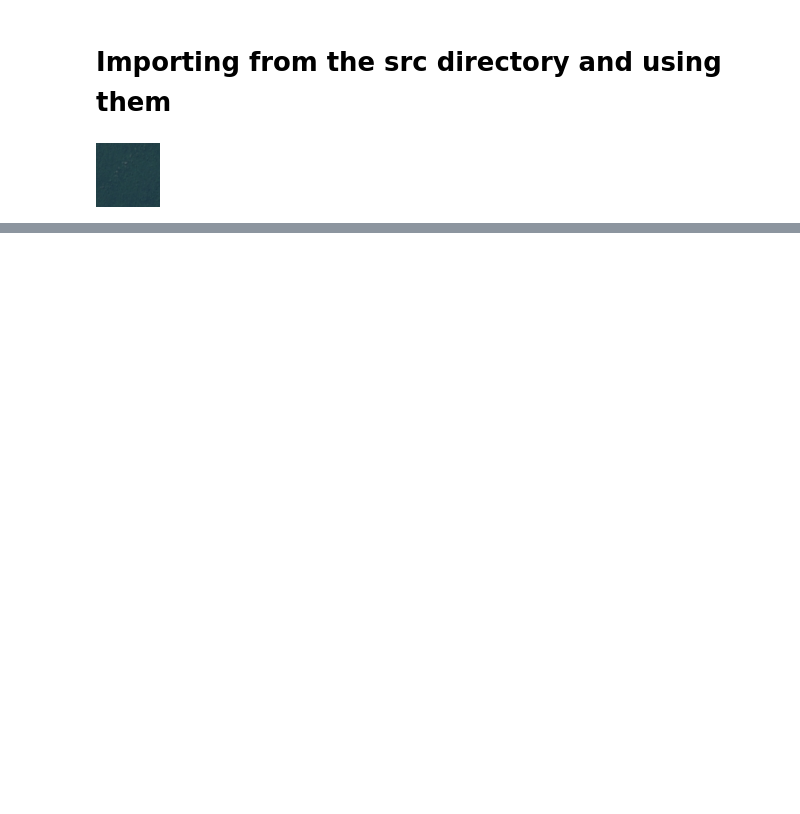
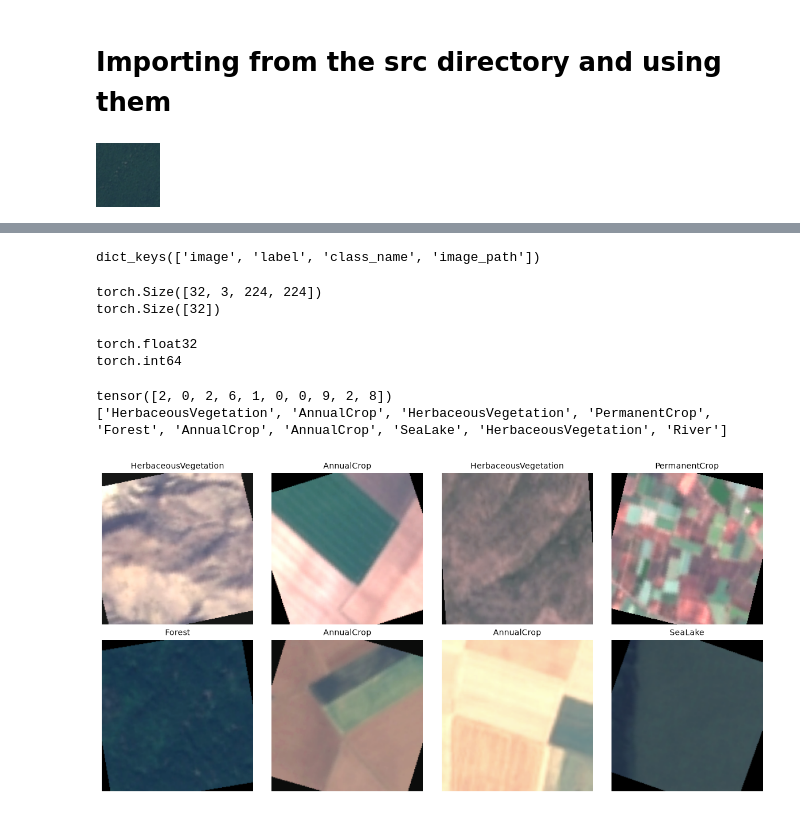
Before and after one commit to Nishchalam/Deforestation-detection, a Jupyter notebook: notebooks/02_Preprocessing.ipynb, the cells around one changed output, grey strips where cells are left out. Saved outputs shown, nothing was run; the diff lists cells and outputs as text; code cells hidden in the pictures; blank space fills up the shorter version.

```diff
--- a/notebooks/02_Preprocessing.ipynb
+++ b/notebooks/02_Preprocessing.ipynb
@@ -409,0 +410,44 @@ NameError: name 'train_loader' is not defined
+# %%
+print(batch.keys())
+# %% [output]
+dict_keys(['image', 'label', 'class_name', 'image_path'])
+# %%
+print(batch["image"].shape)
+print(batch["label"].shape)
+# %% [output]
+torch.Size([32, 3, 224, 224])
+torch.Size([32])
+# %%
+print(batch["image"].dtype)
+print(batch["label"].dtype)
+# %% [output]
+torch.float32
+torch.int64
+# %%
+print(batch["label"][:10])
+print(batch["class_name"][:10])
+# %% [output]
+tensor([2, 0, 2, 6, 1, 0, 0, 9, 2, 8])
+['HerbaceousVegetation', 'AnnualCrop', 'HerbaceousVegetation', 'PermanentCrop', 'Forest', 'AnnualCrop', 'AnnualCrop', 'SeaLake', 'HerbaceousVegetation', 'River']
+# %%
+import matplotlib.pyplot as plt
+import numpy as np
+
+mean = np.array([0.485, 0.456, 0.406])
+std = np.array([0.229, 0.224, 0.225])
+
+fig, axes = plt.subplots(2, 4, figsize=(12, 6))
+
+for i, ax in enumerate(axes.flat):
+    img = batch["image"][i].permute(1, 2, 0).numpy()
+    img = img * std + mean
+    img = np.clip(img, 0, 1)
+
+    ax.imshow(img)
+    ax.set_title(batch["class_name"][i], fontsize=10)
+    ax.axis("off")
+
+plt.tight_layout()
+plt.show()
+# %% [output]
+[figure, added]
```
Also changed, not shown: parts of 8 cells of this notebook, 1 other file.
